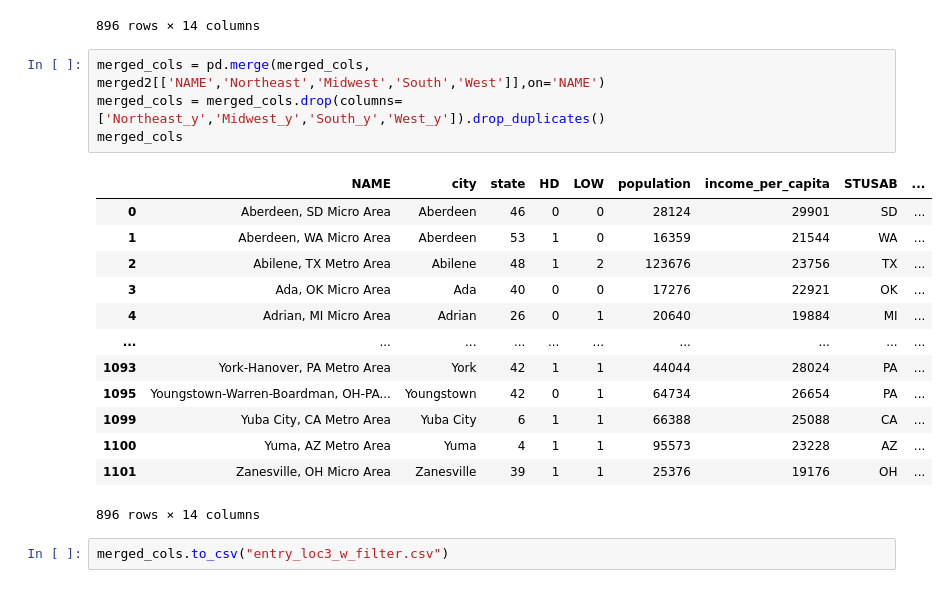
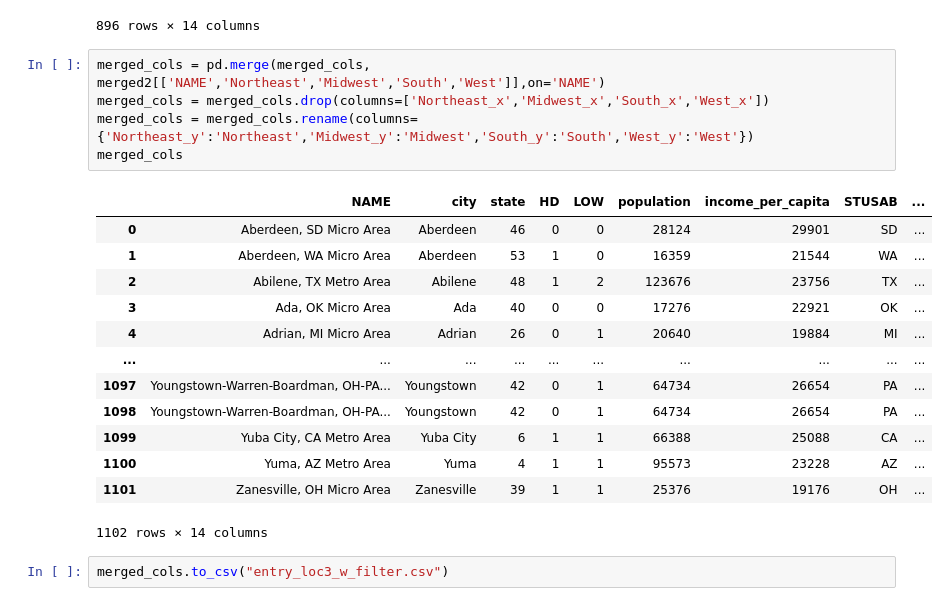
Before and after one commit to ericschulman/entry_games, a Jupyter notebook: estimation/CDP_CBSA.ipynb, the cells around one changed output. Drawn from its saved outputs; the diff is of its cells as text.

```diff
--- a/estimation/CDP_CBSA.ipynb
+++ b/estimation/CDP_CBSA.ipynb
@@ -360,22 +360,23 @@ merged_cols
 896 rows × 14 columns
 # %%
 merged_cols = pd.merge(merged_cols, merged2[['NAME','Northeast','Midwest','South','West']],on='NAME')
-merged_cols = merged_cols.drop(columns=['Northeast_y','Midwest_y','South_y','West_y']).drop_duplicates()
+merged_cols = merged_cols.drop(columns=['Northeast_x','Midwest_x','South_x','West_x'])
+merged_cols = merged_cols.rename(columns={'Northeast_y':'Northeast','Midwest_y':'Midwest','South_y':'South','West_y':'West'})
 merged_cols
 # %% [output]
 |  | NAME | city | state | HD | LOW | population | income_per_capita | STUSAB | ... |
 | 0 | Aberdeen, SD Micro Area | Aberdeen | 46 | 0 | 0 | 28124 | 29901 | SD | ... |
 | 1 | Aberdeen, WA Micro Area | Aberdeen | 53 | 1 | 0 | 16359 | 21544 | WA | ... |
 | 2 | Abilene, TX Metro Area | Abilene | 48 | 1 | 2 | 123676 | 23756 | TX | ... |
 | 3 | Ada, OK Micro Area | Ada | 40 | 0 | 0 | 17276 | 22921 | OK | ... |
 | 4 | Adrian, MI Micro Area | Adrian | 26 | 0 | 1 | 20640 | 19884 | MI | ... |
 | ... | ... | ... | ... | ... | ... | ... | ... | ... | ... |
-| 1093 | York-Hanover, PA Metro Area | York | 42 | 1 | 1 | 44044 | 28024 | PA | ... |
-| 1095 | Youngstown-Warren-Boardman, OH-PA... | Youngstown | 42 | 0 | 1 | 64734 | 26654 | PA | ... |
+| 1097 | Youngstown-Warren-Boardman, OH-PA... | Youngstown | 42 | 0 | 1 | 64734 | 26654 | PA | ... |
+| 1098 | Youngstown-Warren-Boardman, OH-PA... | Youngstown | 42 | 0 | 1 | 64734 | 26654 | PA | ... |
 | 1099 | Yuba City, CA Metro Area | Yuba City | 6 | 1 | 1 | 66388 | 25088 | CA | ... |
 | 1100 | Yuma, AZ Metro Area | Yuma | 4 | 1 | 1 | 95573 | 23228 | AZ | ... |
 | 1101 | Zanesville, OH Micro Area | Zanesville | 39 | 1 | 1 | 25376 | 19176 | OH | ... |
-896 rows × 14 columns
+1102 rows × 14 columns
 # %%
 merged_cols.to_csv("entry_loc3_w_filter.csv")
 # %%
```
Also changed, not shown: parts of 1 cell of this notebook, 1 other file.
